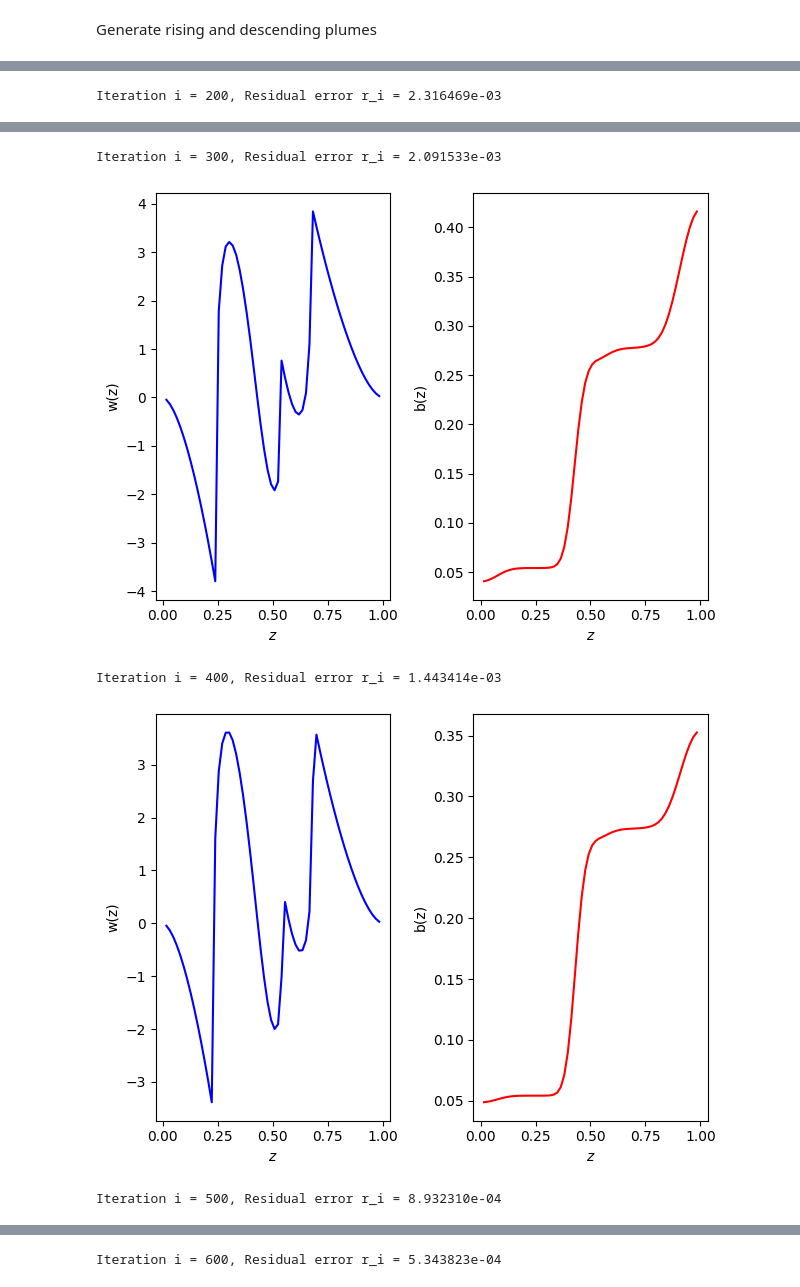
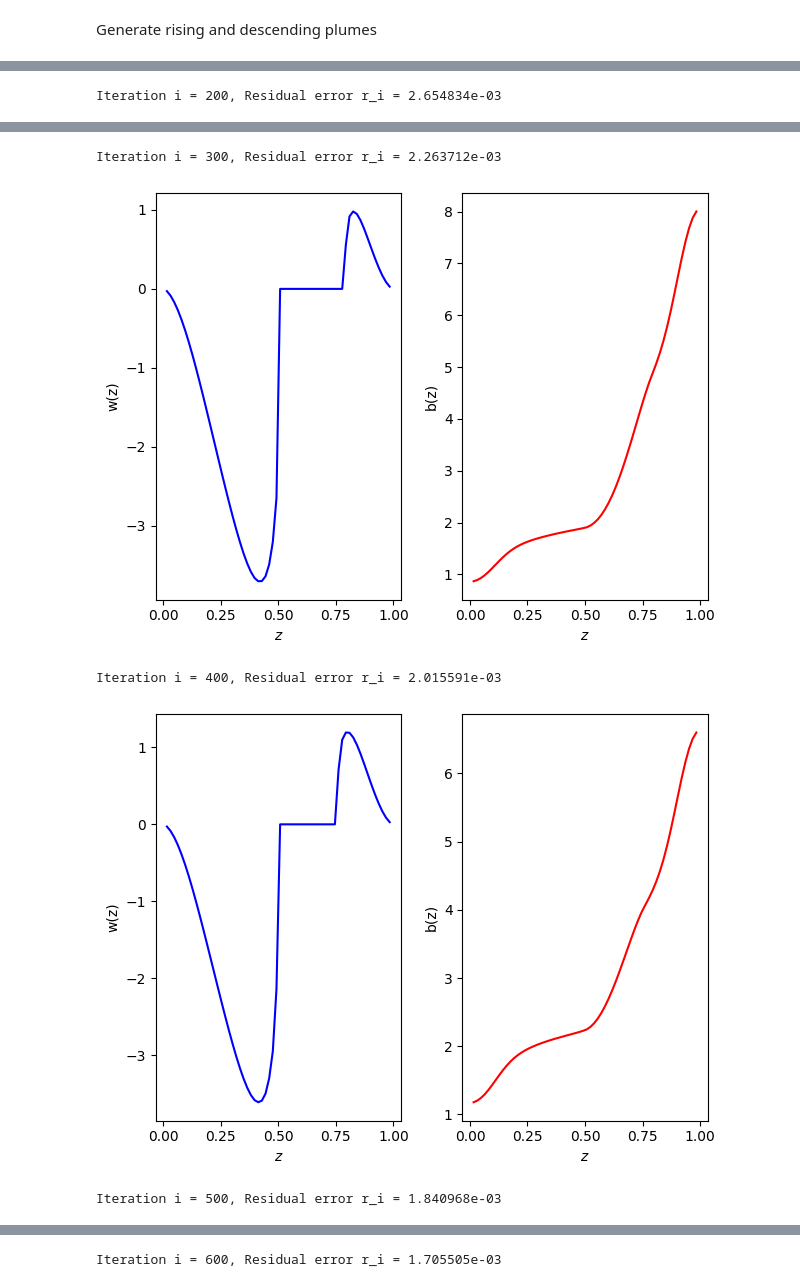
Before and after one commit to mannixp/D.strafity-mapping, a Jupyter notebook: Plume_Model.ipynb, the cells around one changed output, grey strips where cells are left out. Cells and saved outputs as stored; diff of their text form; code cells hidden in the pictures.

```diff
--- a/Plume_Model.ipynb
+++ b/Plume_Model.ipynb
@@ -137,7 +139,7 @@ def Plot_F_and_Q(f,q,label_f='$F(z)$',label_q='$Q(z)$'):
 
 
 # Initial conditions
-Nsq    =1*(z/z)
+Nsq    = 4*(z/z)
 Plumes = {'F1':0.3,'F2':0.7,'F3':-1.0}
 #Plumes = {'F1':.1,'F2':-.1}
 
@@ -210,9 +239,9 @@ def step_buoyancy(w,b,σ=.1,dt=1e-03,A_inv = None, B = None):
 # %%
 # Sources and IC
-b      = 1*( (z**2)/2 - (z**3)/3 )
+b      = 1*(z/z)#1*( (z**2)/2 - (z**3)/3 )
 Nsq    = D@b;
-#Plumes = {'F1':1.0,'F2':-1.0}
-Plumes = {'F1':0.7,'F2':0.3,'F3':-1.0}
+Plumes = {'F1':1.0,'F2':-1.0}
+#Plumes = {'F1':0.7,'F2':0.3,'F3':-1.0}
 Area   = 1.0
 
 σ     = 0.05
@@ -222,7 +251,7 @@ B     = (I/dt + .5*σ*L)
 
 Error = [1.0];
 iter  = 0;
-while (Error[-1] > 1e-04) or (iter < 10**3):
+while (Error[-1] > 1e-03) or (iter < 10**3):
 
   # (1) solve plume equations
   w = 0*z
@@ -240,7 +269,7 @@ while (Error[-1] > 1e-04) or (iter < 10**3):
 
   if iter%100 ==0:
     print('Iteration i = %d, Residual error r_i = %e \n'%(iter,Error[-1]))
-    #Plot_F_and_Q(w,b,label_f='w(z)',label_q='b(z)')
+    Plot_F_and_Q(w,b,label_f='w(z)',label_q='b(z)')
 
 
 plt.ylabel(r'$|N^2_{i+1} - N^2_i|_2/|N^2_i|_2$')
@@ -256 +285 @@ Iteration i = 100, Residual error r_i = 3.803916e-02
-Iteration i = 200, Residual error r_i = 2.316469e-03
+Iteration i = 200, Residual error r_i = 2.654834e-03
@@ -258,5 +287,5 @@ Iteration i = 200, Residual error r_i = 2.316469e-03
-Iteration i = 300, Residual error r_i = 2.091533e-03
+Iteration i = 300, Residual error r_i = 2.263712e-03
-[figure, old version]
+[figure, new version]
-Iteration i = 400, Residual error r_i = 1.443414e-03
+Iteration i = 400, Residual error r_i = 2.015591e-03
-[figure, old version]
+[figure, new version]
-Iteration i = 500, Residual error r_i = 8.932310e-04
+Iteration i = 500, Residual error r_i = 1.840968e-03
@@ -264 +293 @@ Iteration i = 500, Residual error r_i = 8.932310e-04
-Iteration i = 600, Residual error r_i = 5.343823e-04
+Iteration i = 600, Residual error r_i = 1.705505e-03
```
Also changed, not shown: parts of 5 cells of this notebook.
